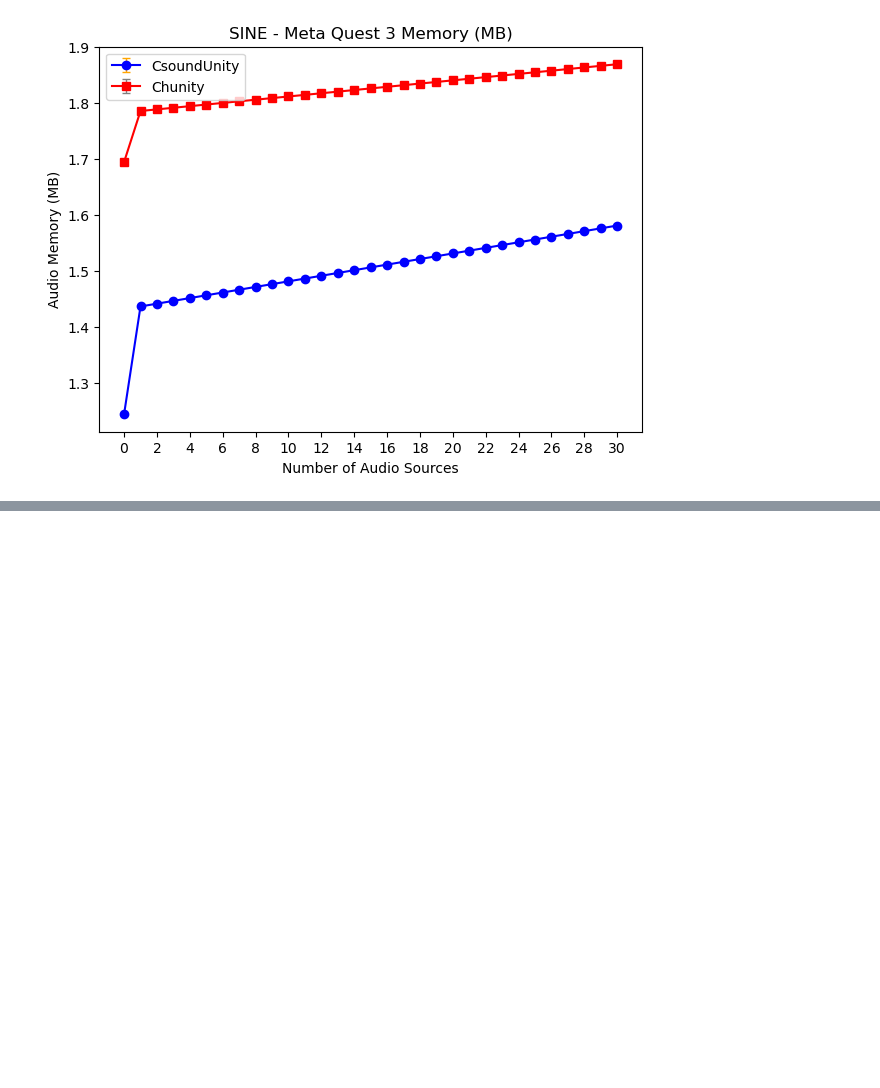
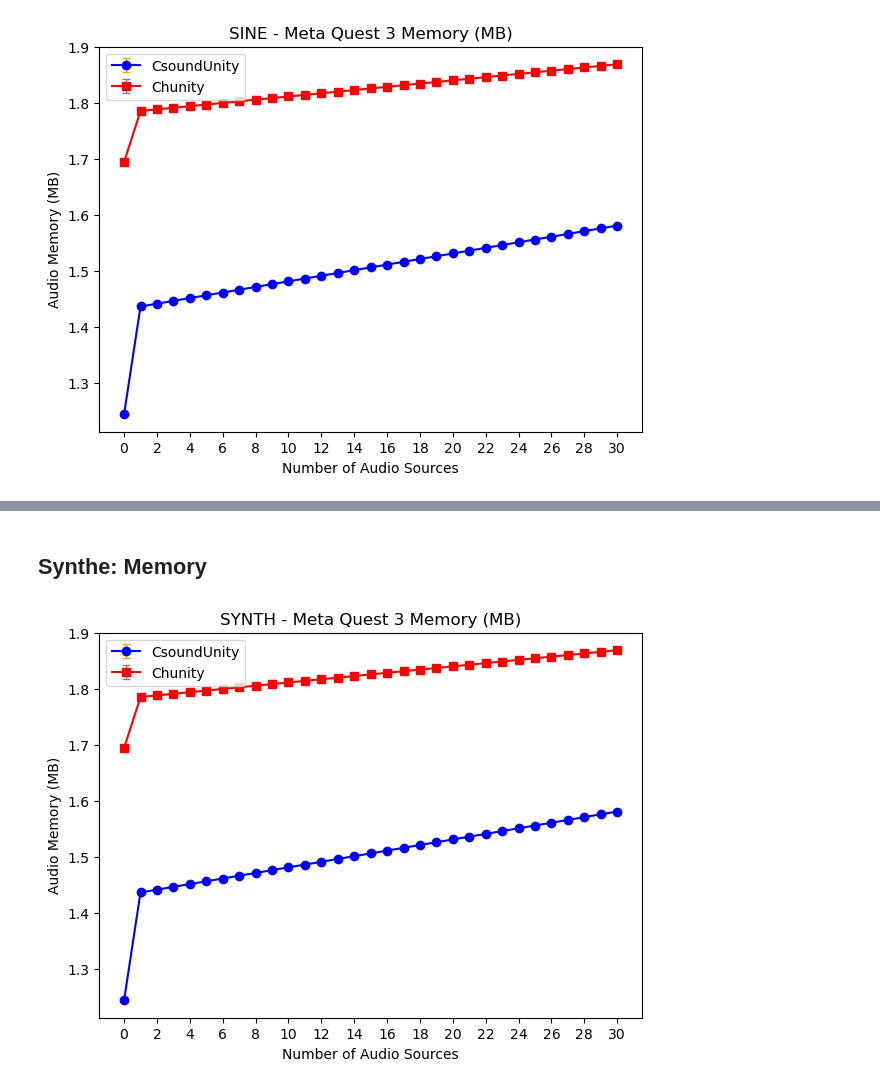
Before and after one commit to pedro-lucas-bravo/sound_engines, a Jupyter notebook: data_analysis/data_analysis_notebook.ipynb, the cells around one changed output, grey strips where cells are left out. Saved outputs shown, nothing was run; the diff lists cells and outputs as text; code cells hidden in the pictures; blank space fills up the shorter version.

```diff
--- a/data_analysis/data_analysis_notebook.ipynb
+++ b/data_analysis/data_analysis_notebook.ipynb
@@ -319,0 +344,24 @@ plt.show()
+# %% [markdown]
+## Synthe: Memory
+# %%
+plt.figure(figsize=(7, 5))
+
+folder = 'meta_quest_data/simple_synthe'
+
+sound_engine = 'CsoundUnity'
+date = '2024-03-05_12-55-56'
+data_cs = Plot_Memory(folder, sound_engine, 'SYNTH - Meta Quest 3', date)
+
+sound_engine = 'ChuckMainInstance'
+date = '2024-03-05_12-46-23'
+data_chuck = Plot_Memory(folder, sound_engine, 'SYNTH - Meta Quest 3', date, marker='s-', color_memory='red', ecolor_memory='grey')
+
+# Set the legend labels
+plt.legend(['CsoundUnity', 'Chunity'])
+
+plt.xticks(ticks=range(len(data_cs.index))[::2], labels=data_cs['sources'][::2])
+
+
+plt.show()
+# %% [output]
+[figure, added]
```
Also changed, not shown: parts of 2 cells of this notebook.
